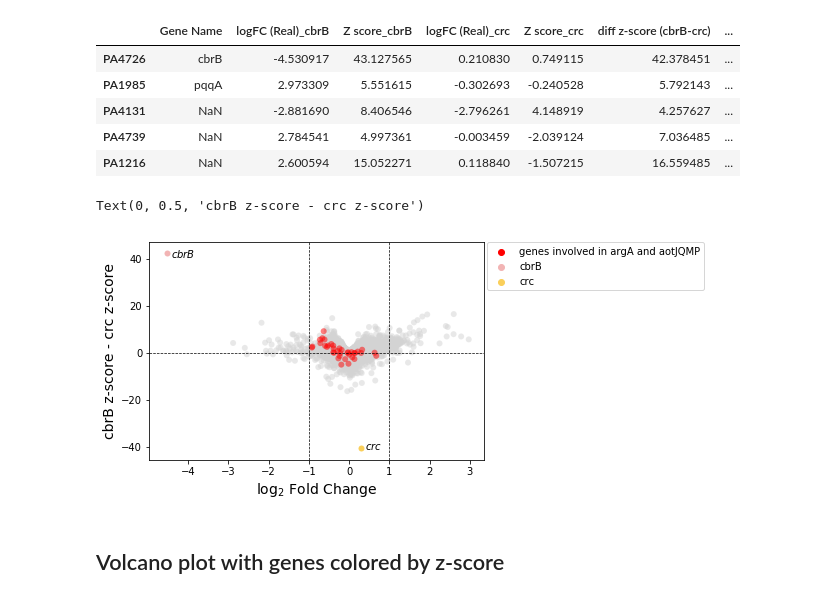
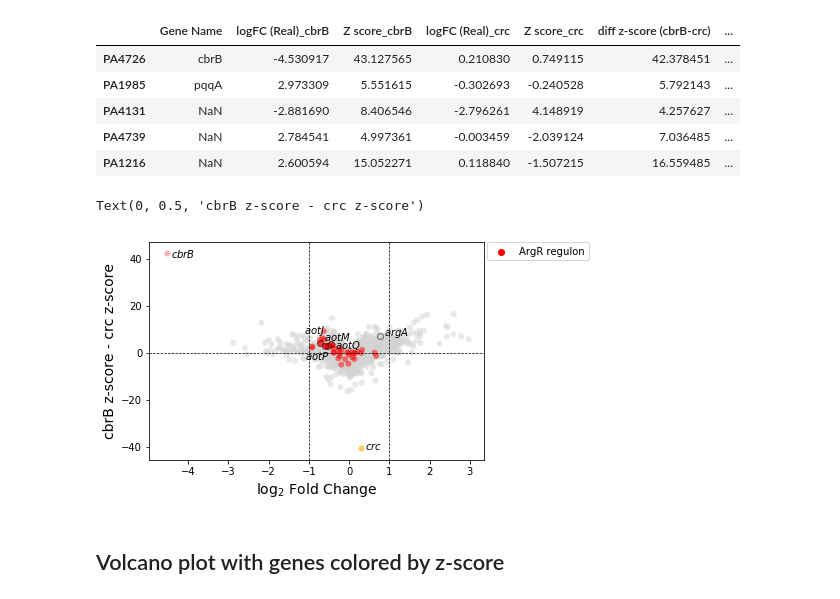
Before and after one commit to greenelab/generic-expression-patterns, a Jupyter notebook: pseudomonas_analysis/viz_E-GEOD-33245_cbrB_v_WT.ipynb, the cells around one changed output. Drawn from its saved outputs; the diff is of its cells as text; code cells hidden in the pictures.

Commit message:
update figure5 based on discussions with Dallas

```diff
--- a/pseudomonas_analysis/viz_E-GEOD-33245_cbrB_v_WT.ipynb
+++ b/pseudomonas_analysis/viz_E-GEOD-33245_cbrB_v_WT.ipynb
@@ -259,7 +259,7 @@ cbrB_crc_df.head()
 # %%
 # Label genes in input list
 cbrB_crc_df["gene group"] = "none"
-cbrB_crc_df.loc[argR_genes, "gene group"] = "genes involved in argA and aotJQMP"
+cbrB_crc_df.loc[argR_genes, "gene group"] = "ArgR regulon"
 cbrB_crc_df.loc[cbrB_crc_df["Gene Name"] == "cbrB", "gene group"] = "cbrB"
 cbrB_crc_df.loc[cbrB_crc_df["Gene Name"] == "crc", "gene group"] = "crc"
 # %%
@@ -284,7 +284,7 @@ h = sns.scatterplot(
     legend=False,
 )
 h = sns.scatterplot(
-    data=cbrB_crc_df[cbrB_crc_df["gene group"] == "genes involved in argA and aotJQMP"],
+    data=cbrB_crc_df[cbrB_crc_df["gene group"] == "ArgR regulon"],
     x="logFC (Real)_cbrB",
     y="diff z-score (cbrB-crc)",
     hue="gene group",
@@ -302,6 +302,7 @@ h = sns.scatterplot(
     alpha=1,
     palette=["#f2b4b4"],
     linewidth=0,
+    legend=False,
 )
 h = sns.scatterplot(
     data=cbrB_crc_df[cbrB_crc_df["Gene Name"] == "crc"],
@@ -311,38 +312,119 @@ h = sns.scatterplot(
     alpha=1,
     palette=["#facf5a"],
     linewidth=0,
+    legend=False,
+)
+h = sns.scatterplot(
+    data=cbrB_crc_df[cbrB_crc_df["Gene Name"] == "argA"],
+    x="logFC (Real)_cbrB",
+    y="diff z-score (cbrB-crc)",
+    hue="gene group",
+    alpha=0.5,
+    palette=["lightgrey"],
+    edgecolor="black",
+    linewidth=1,
+    legend=False,
+)
+h = sns.scatterplot(
+    data=cbrB_crc_df[cbrB_crc_df["Gene Name"] == "aotJ"],
+    x="logFC (Real)_cbrB",
+    y="diff z-score (cbrB-crc)",
+    hue="gene group",
+    alpha=0.5,
+    palette=["red"],
+    edgecolor="black",
+    linewidth=1,
+    legend=False,
+)
+h = sns.scatterplot(
+    data=cbrB_crc_df[cbrB_crc_df["Gene Name"] == "aotQ"],
+    x="logFC (Real)_cbrB",
+    y="diff z-score (cbrB-crc)",
+    hue="gene group",
+    alpha=0.5,
+    palette=["red"],
+    edgecolor="black",
+    linewidth=1,
+    legend=False,
+)
+h = sns.scatterplot(
+    data=cbrB_crc_df[cbrB_crc_df["Gene Name"] == "aotM"],
+    x="logFC (Real)_cbrB",
+    y="diff z-score (cbrB-crc)",
+    hue="gene group",
+    alpha=0.5,
+    palette=["red"],
+    edgecolor="black",
+    linewidth=1,
+    legend=False,
+)
+h = sns.scatterplot(
+    data=cbrB_crc_df[cbrB_crc_df["Gene Name"] == "aotP"],
+    x="logFC (Real)_cbrB",
+    y="diff z-score (cbrB-crc)",
+    hue="gene group",
+    alpha=0.5,
+    palette=["red"],
+    edgecolor="black",
+    linewidth=1,
+    legend=False,
 )
 
 # Add text labels for those genes mentioned above
 plt.text(
     x=cbrB_crc_df.loc[cbrB_crc_df["Gene Name"] == "cbrB", "logFC (Real)_cbrB"] + 0.1,
     y=cbrB_crc_df.loc[cbrB_crc_df["Gene Name"] == "cbrB", "diff z-score (cbrB-crc)"]
     - 2,
     s="$cbrB$",
 )
 plt.text(
     x=cbrB_crc_df.loc[cbrB_crc_df["Gene Name"] == "crc", "logFC (Real)_cbrB"] + 0.1,
     y=cbrB_crc_df.loc[cbrB_crc_df["Gene Name"] == "crc", "diff z-score (cbrB-crc)"] - 1,
     s="$crc$",
 )
+plt.text(
+    x=cbrB_crc_df.loc[cbrB_crc_df["Gene Name"] == "argA", "logFC (Real)_cbrB"] + 0.1,
+    y=cbrB_crc_df.loc[cbrB_crc_df["Gene Name"] == "argA", "diff z-score (cbrB-crc)"],
+    s="$argA$",
+)
+plt.text(
+    x=cbrB_crc_df.loc[cbrB_crc_df["Gene Name"] == "aotJ", "logFC (Real)_cbrB"] - 0.4,
+    y=cbrB_crc_df.loc[cbrB_crc_df["Gene Name"] == "aotJ", "diff z-score (cbrB-crc)"]
+    + 4,
+    s="$aotJ$",
+)
+plt.text(
+    x=cbrB_crc_df.loc[cbrB_crc_df["Gene Name"] == "aotQ", "logFC (Real)_cbrB"] + 0.1,
+    y=cbrB_crc_df.loc[cbrB_crc_df["Gene Name"] == "aotQ", "diff z-score (cbrB-crc)"]
+    - 2,
+    s="$aotQ$",
+)
+plt.text(
+    x=cbrB_crc_df.loc[cbrB_crc_df["Gene Name"] == "aotM", "logFC (Real)_cbrB"] - 0.1,
+    y=cbrB_crc_df.loc[cbrB_crc_df["Gene Name"] == "aotM", "diff z-score (cbrB-crc)"]
+    + 2,
+    s="$aotM$",
+)
+plt.text(
+    x=cbrB_crc_df.loc[cbrB_crc_df["Gene Name"] == "aotP", "logFC (Real)_cbrB"] - 0.5,
+    y=cbrB_crc_df.loc[cbrB_crc_df["Gene Name"] == "aotP", "diff z-score (cbrB-crc)"]
+    - 6,
+    s="$aotP$",
+)
 
 # Add traditional thresholds
 h.axhline(0.0, c="black", lw=0.7, ls="--")
 h.axvline(1, c="black", lw=0.7, ls="--")
 h.axvline(-1, c="black", lw=0.7, ls="--")
 
 # Move location of legend
 plt.legend(bbox_to_anchor=(1.01, 1), loc=2, borderaxespad=0.0)
 
 h.set_xlabel(r"log$_{2}$ Fold Change", fontsize=14, fontname="Verdana")
 h.set_ylabel("cbrB z-score - crc z-score", fontsize=14, fontname="Verdana")
-
-# TO DO
-# Verify arg genes to highlight
-# Fix legend
 # %% [output]
 Text(0, 0.5, 'cbrB z-score - crc z-score')
-[figure, old version]
+[figure, new version]
 # %%
 # Save
 h.figure.savefig(
```
Also changed, not shown: parts of 4 cells of this notebook, 6 other files.
